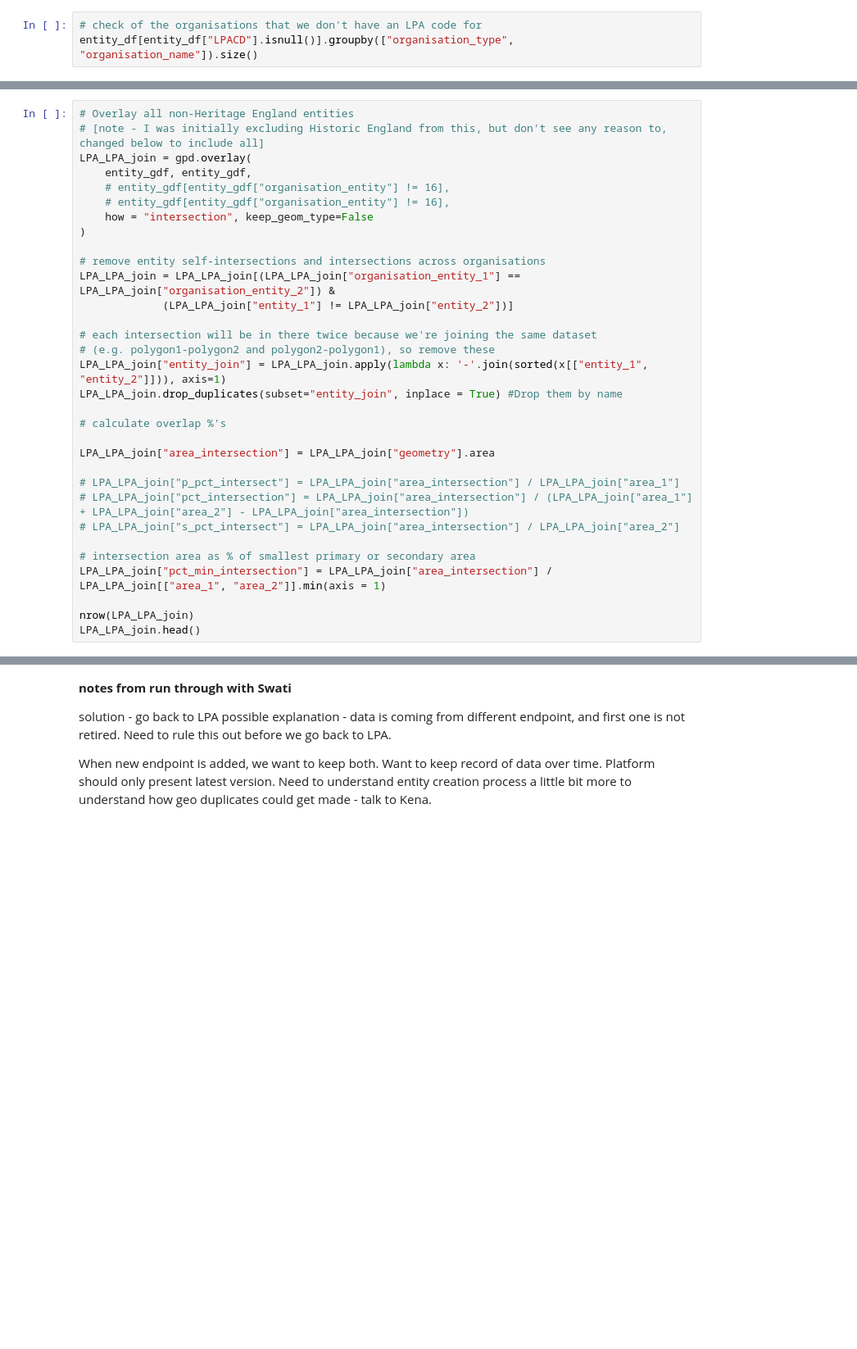
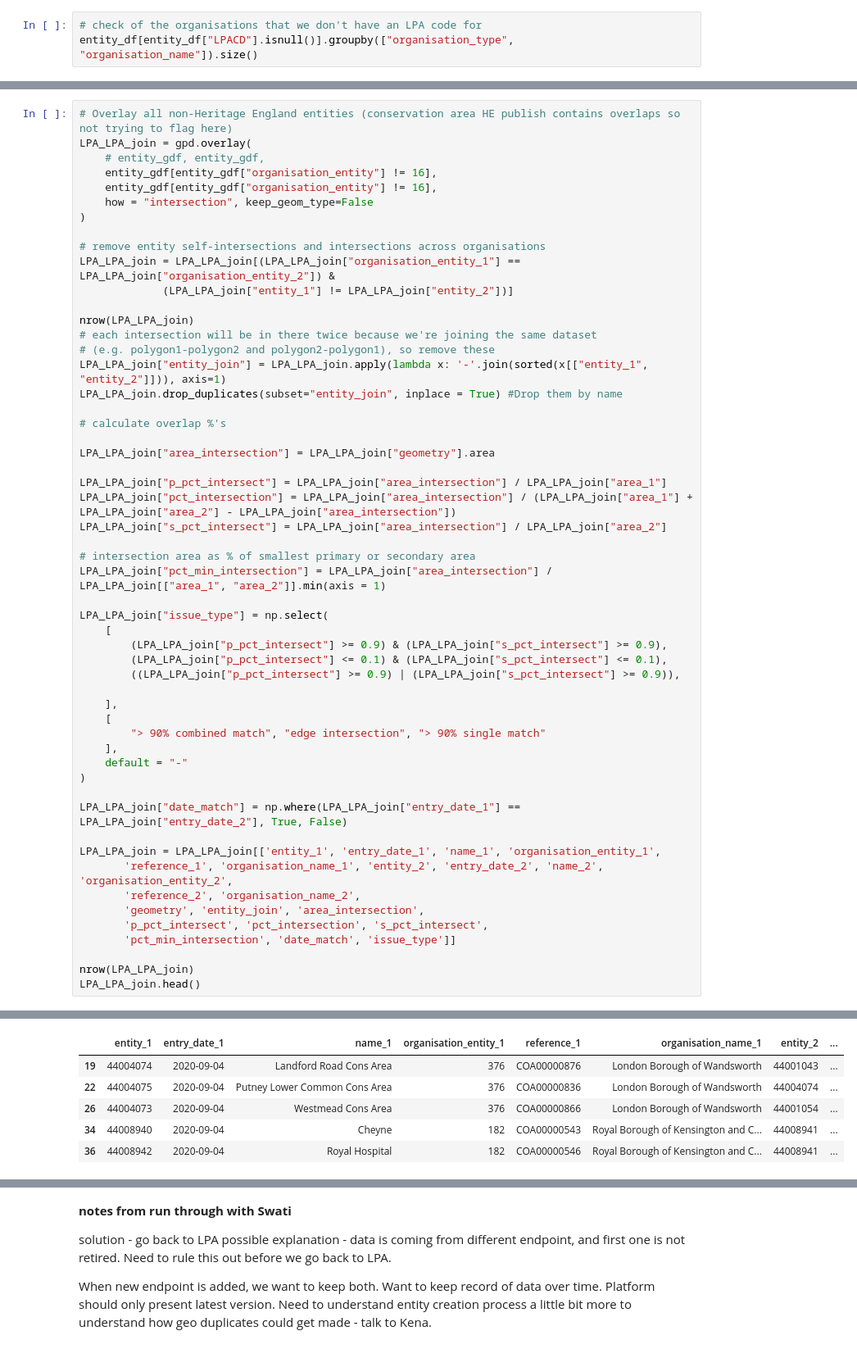
Before and after one commit to digital-land/jupyter-analysis, a Jupyter notebook: geo_analysis/conservation_area_duplication_analysis.ipynb, the cells around one changed output, grey strips where cells are left out. Shown: that part at 82% size. Saved outputs shown, nothing was run; the diff lists cells and outputs as text; blank space fills up the shorter version.

Commit message:
add in report output for intersection issues

```diff
--- a/geo_analysis/conservation_area_duplication_analysis.ipynb
+++ b/geo_analysis/conservation_area_duplication_analysis.ipynb
@@ -165,10 +499,9 @@ entity_df[entity_df["LPACD"].isnull()].groupby(["organisation_type", "organisati
 # %%
-# Overlay all non-Heritage England entities
-# [note - I was initially excluding Historic England from this, but don't see any reason to, changed below to include all]
+# Overlay all non-Heritage England entities (conservation area HE publish contains overlaps so not trying to flag here)
 LPA_LPA_join = gpd.overlay(
-    entity_gdf, entity_gdf,
-    # entity_gdf[entity_gdf["organisation_entity"] != 16],
-    # entity_gdf[entity_gdf["organisation_entity"] != 16],
+    # entity_gdf, entity_gdf,
+    entity_gdf[entity_gdf["organisation_entity"] != 16],
+    entity_gdf[entity_gdf["organisation_entity"] != 16],
     how = "intersection", keep_geom_type=False
 )
 
@@ -176,6 +509,7 @@ LPA_LPA_join = gpd.overlay(
 LPA_LPA_join = LPA_LPA_join[(LPA_LPA_join["organisation_entity_1"] == LPA_LPA_join["organisation_entity_2"]) &
              (LPA_LPA_join["entity_1"] != LPA_LPA_join["entity_2"])]
 
+nrow(LPA_LPA_join)
 # each intersection will be in there twice because we're joining the same dataset
 # (e.g. polygon1-polygon2 and polygon2-polygon1), so remove these
 LPA_LPA_join["entity_join"] = LPA_LPA_join.apply(lambda x: '-'.join(sorted(x[["entity_1", "entity_2"]])), axis=1)
@@ -185,12 +519,35 @@ LPA_LPA_join.drop_duplicates(subset="entity_join", inplace = True) #Drop them by
 
 LPA_LPA_join["area_intersection"] = LPA_LPA_join["geometry"].area
 
-# LPA_LPA_join["p_pct_intersect"] = LPA_LPA_join["area_intersection"] / LPA_LPA_join["area_1"]
-# LPA_LPA_join["pct_intersection"] = LPA_LPA_join["area_intersection"] / (LPA_LPA_join["area_1"] + LPA_LPA_join["area_2"] - LPA_LPA_join["area_intersection"])
-# LPA_LPA_join["s_pct_intersect"] = LPA_LPA_join["area_intersection"] / LPA_LPA_join["area_2"]
+LPA_LPA_join["p_pct_intersect"] = LPA_LPA_join["area_intersection"] / LPA_LPA_join["area_1"]
+LPA_LPA_join["pct_intersection"] = LPA_LPA_join["area_intersection"] / (LPA_LPA_join["area_1"] + LPA_LPA_join["area_2"] - LPA_LPA_join["area_intersection"])
+LPA_LPA_join["s_pct_intersect"] = LPA_LPA_join["area_intersection"] / LPA_LPA_join["area_2"]
 
 # intersection area as % of smallest primary or secondary area
 LPA_LPA_join["pct_min_intersection"] = LPA_LPA_join["area_intersection"] / LPA_LPA_join[["area_1", "area_2"]].min(axis = 1)
 
+LPA_LPA_join["issue_type"] = np.select(
+    [
+        (LPA_LPA_join["p_pct_intersect"] >= 0.9) & (LPA_LPA_join["s_pct_intersect"] >= 0.9),
+        (LPA_LPA_join["p_pct_intersect"] <= 0.1) & (LPA_LPA_join["s_pct_intersect"] <= 0.1),
+        ((LPA_LPA_join["p_pct_intersect"] >= 0.9) | (LPA_LPA_join["s_pct_intersect"] >= 0.9)),
+
+    ],
+    [
+        "> 90% combined match", "edge intersection", "> 90% single match"
+    ],
+    default = "-"
+)
+
+LPA_LPA_join["date_match"] = np.where(LPA_LPA_join["entry_date_1"] == LPA_LPA_join["entry_date_2"], True, False)
+
+LPA_LPA_join = LPA_LPA_join[['entity_1', 'entry_date_1', 'name_1', 'organisation_entity_1',
+       'reference_1', 'organisation_name_1', 'entity_2', 'entry_date_2', 'name_2', 'organisation_entity_2',
+       'reference_2', 'organisation_name_2',
+       'geometry', 'entity_join', 'area_intersection',
+       'p_pct_intersect', 'pct_intersection', 's_pct_intersect',
+       'pct_min_intersection', 'date_match', 'issue_type']]
+
 nrow(LPA_LPA_join)
 LPA_LPA_join.head()
+# %% [output]
@@ -196,0 +556,6 @@ LPA_LPA_join.head()
+|  | entity_1 | entry_date_1 | name_1 | organisation_entity_1 | reference_1 | organisation_name_1 | entity_2 | ... |
+| 19 | 44004074 | 2020-09-04 | Landford Road Cons Area | 376 | COA00000876 | London Borough of Wandsworth | 44001043 | ... |
+| 22 | 44004075 | 2020-09-04 | Putney Lower Common Cons Area | 376 | COA00000836 | London Borough of Wandsworth | 44004074 | ... |
+| 26 | 44004073 | 2020-09-04 | Westmead Cons Area | 376 | COA00000866 | London Borough of Wandsworth | 44001054 | ... |
+| 34 | 44008940 | 2020-09-04 | Cheyne | 182 | COA00000543 | Royal Borough of Kensington and C... | 44008941 | ... |
+| 36 | 44008942 | 2020-09-04 | Royal Hospital | 182 | COA00000546 | Royal Borough of Kensington and C... | 44008941 | ... |
```
Also changed, not shown: parts of 45 cells of this notebook.
